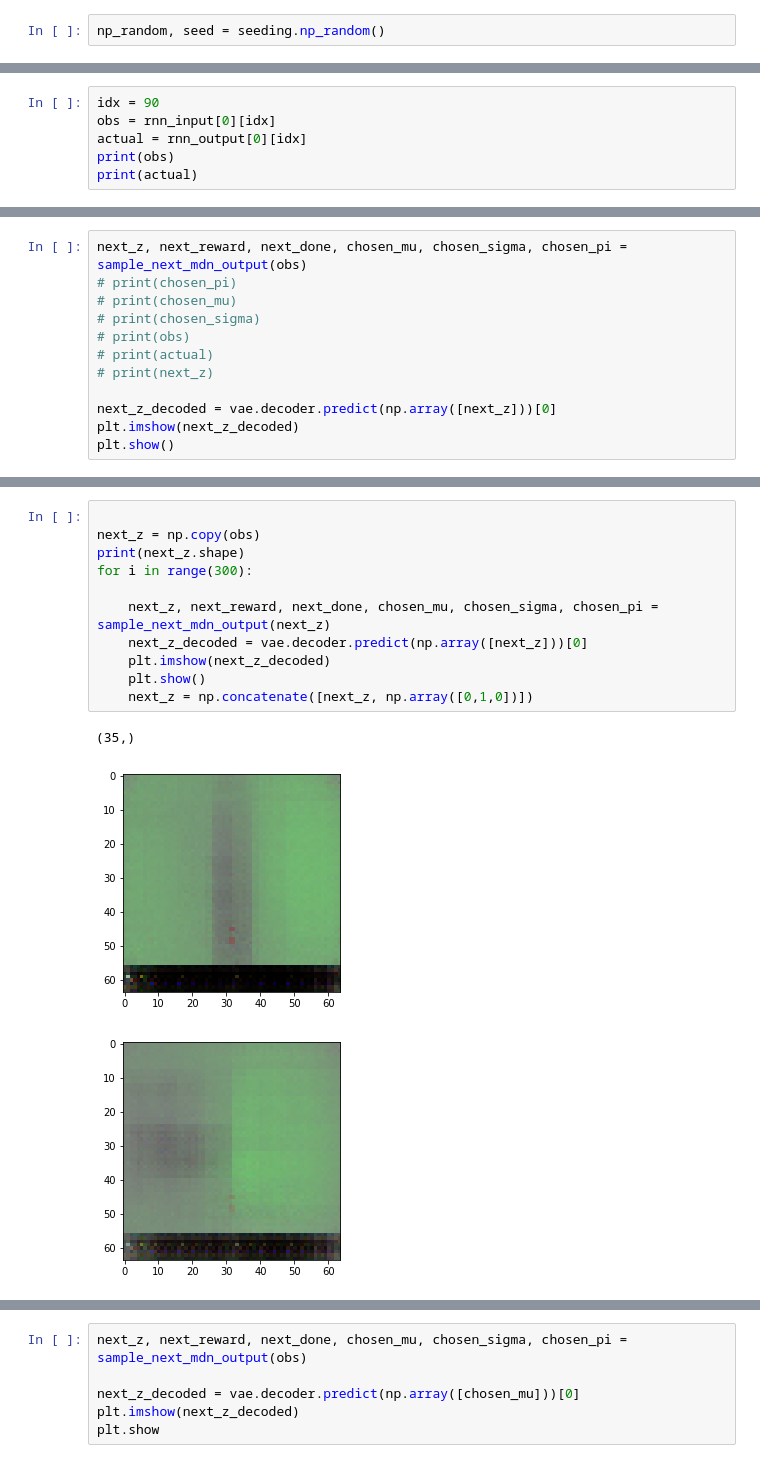
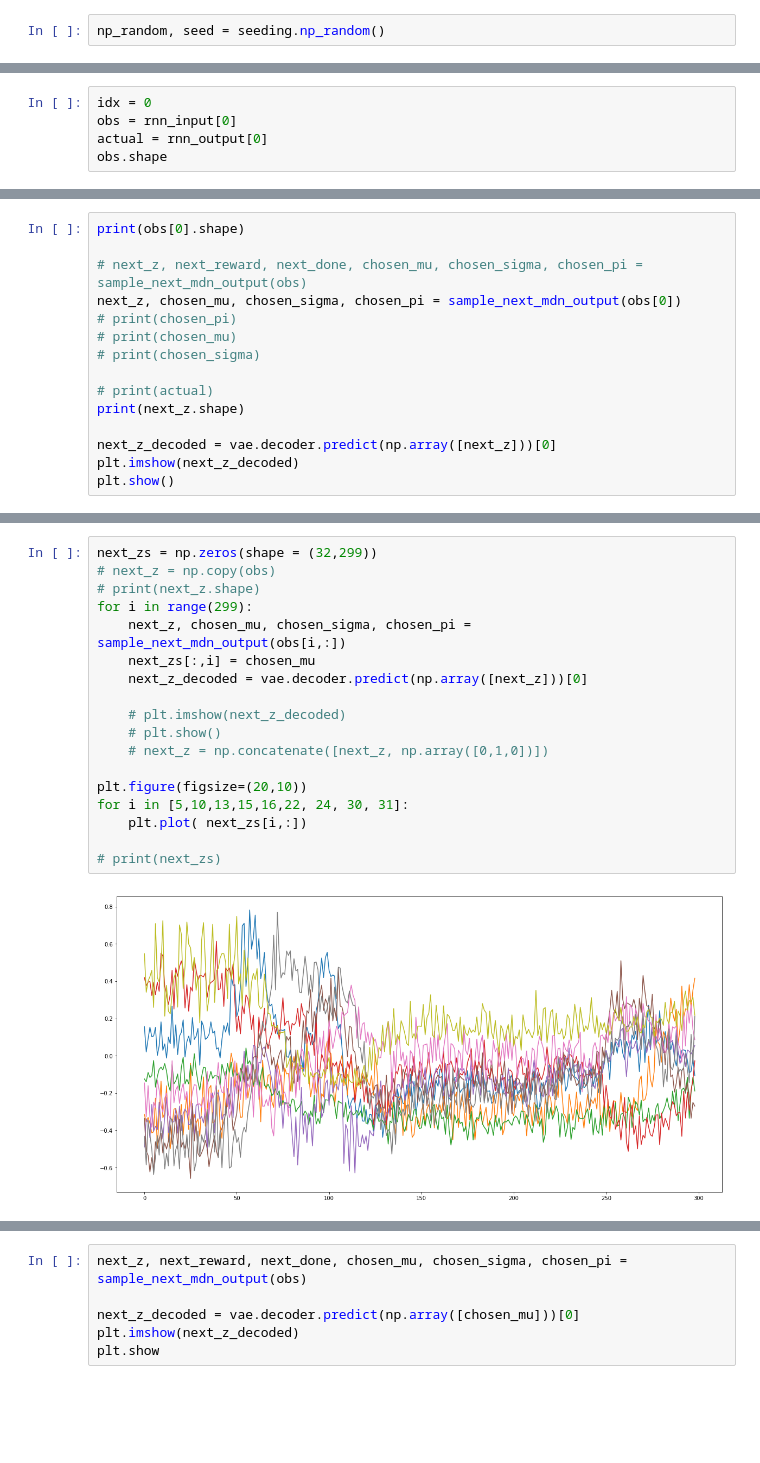
Before and after one commit to AppliedDataSciencePartners/WorldModels, a Jupyter notebook: check_rnn.ipynb, the cells around one changed output, grey strips where cells are left out. Saved outputs shown, nothing was run; the diff lists cells and outputs as text; blank space fills up the shorter version.

```diff
--- a/check_rnn.ipynb
+++ b/check_rnn.ipynb
@@ -120,7 +124,6 @@ NameError: name 'rnn_output' is not defined
 # %%
-idx = 90
-obs = rnn_input[0][idx]
-actual = rnn_output[0][idx]
-print(obs)
-print(actual)
+idx = 0
+obs = rnn_input[0]
+actual = rnn_output[0]
+obs.shape
 # %% [output]
@@ -156,11 +145,14 @@ plt.show
 # %%
-next_z, next_reward, next_done, chosen_mu, chosen_sigma, chosen_pi = sample_next_mdn_output(obs)
+print(obs[0].shape)
+
+# next_z, next_reward, next_done, chosen_mu, chosen_sigma, chosen_pi = sample_next_mdn_output(obs)
+next_z, chosen_mu, chosen_sigma, chosen_pi = sample_next_mdn_output(obs[0])
 # print(chosen_pi)
 # print(chosen_mu)
 # print(chosen_sigma)
-# print(obs)
+
 # print(actual)
-# print(next_z)
+print(next_z.shape)
 
 next_z_decoded = vae.decoder.predict(np.array([next_z]))[0]
 plt.imshow(next_z_decoded)
@@ -170,15 +164,20 @@ plt.show()
 # %%
+next_zs = np.zeros(shape = (32,299))
+# next_z = np.copy(obs)
+# print(next_z.shape)
+for i in range(299):
+    next_z, chosen_mu, chosen_sigma, chosen_pi = sample_next_mdn_output(obs[i,:])
+    next_zs[:,i] = chosen_mu
+    next_z_decoded = vae.decoder.predict(np.array([next_z]))[0]
 
-next_z = np.copy(obs)
-print(next_z.shape)
-for i in range(300):
+    # plt.imshow(next_z_decoded)
+    # plt.show()
+    # next_z = np.concatenate([next_z, np.array([0,1,0])])
 
-    next_z, next_reward, next_done, chosen_mu, chosen_sigma, chosen_pi = sample_next_mdn_output(next_z)
-    next_z_decoded = vae.decoder.predict(np.array([next_z]))[0]
-    plt.imshow(next_z_decoded)
-    plt.show()
-    next_z = np.concatenate([next_z, np.array([0,1,0])])
+plt.figure(figsize=(20,10))
+for i in [5,10,13,15,16,22, 24, 30, 31]:
+    plt.plot( next_zs[i,:])
+
+# print(next_zs)
 # %% [output]
-(35,)
-[figure, old version]
+[figure, new version]
-[figure, removed]
```
Also changed, not shown: parts of 12 cells of this notebook, 4 other files.
